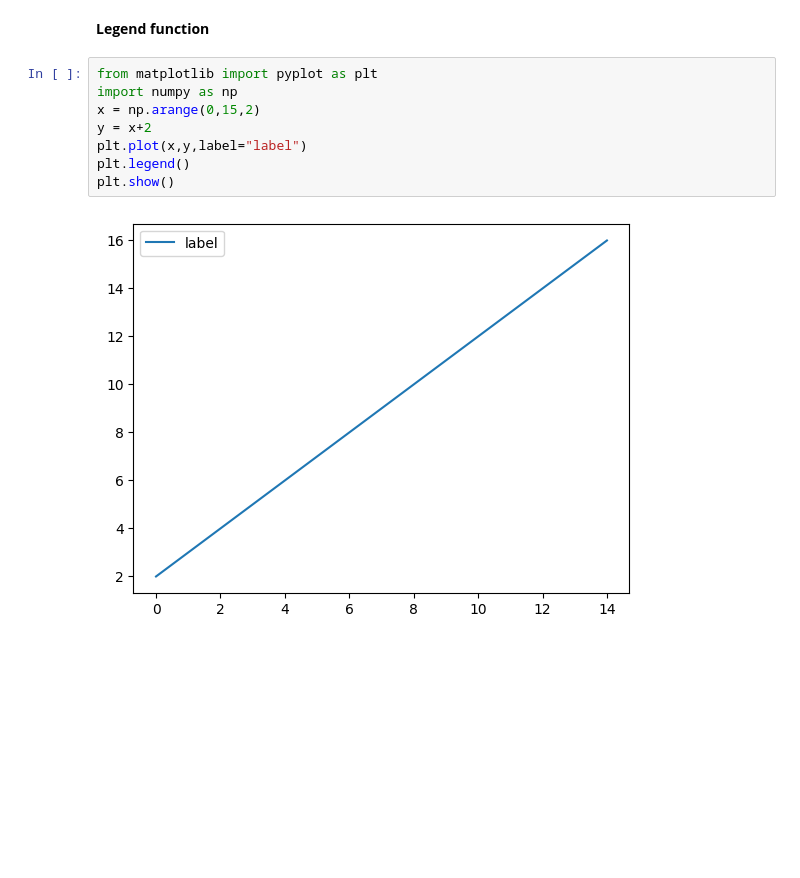
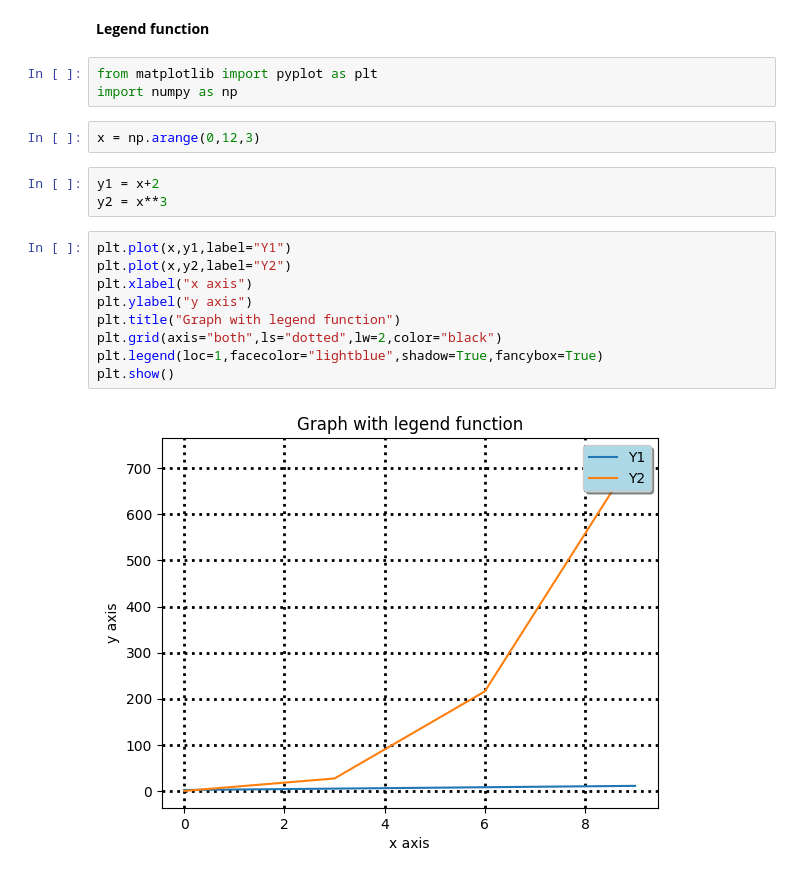
Before and after one commit to anbanshayan/Matplotlib, a Jupyter notebook: matplotlib9.ipynb, the cells around one changed output. Drawn from its saved outputs; the diff is of its cells as text; blank space fills up the shorter version.

```diff
--- a/matplotlib9.ipynb
+++ b/matplotlib9.ipynb
@@ -3,10 +3,19 @@
 # %%
 from matplotlib import pyplot as plt
 import numpy as np
-x = np.arange(0,15,2)
-y = x+2
-plt.plot(x,y,label="label")
-plt.legend()
-plt.show()
-# %% [output]
-[figure, removed]
+# %%
+x = np.arange(0,12,3)
+# %%
+y1 = x+2
+y2 = x**3
+# %%
+plt.plot(x,y1,label="Y1")
+plt.plot(x,y2,label="Y2")
+plt.xlabel("x axis")
+plt.ylabel("y axis")
+plt.title("Graph with legend function")
+plt.grid(axis="both",ls="dotted",lw=2,color="black")
+plt.legend(loc=1,facecolor="lightblue",shadow=True,fancybox=True)
+plt.show()
+# %% [output]
+[figure, added]
```
Also changed, not shown: 3 other files.
